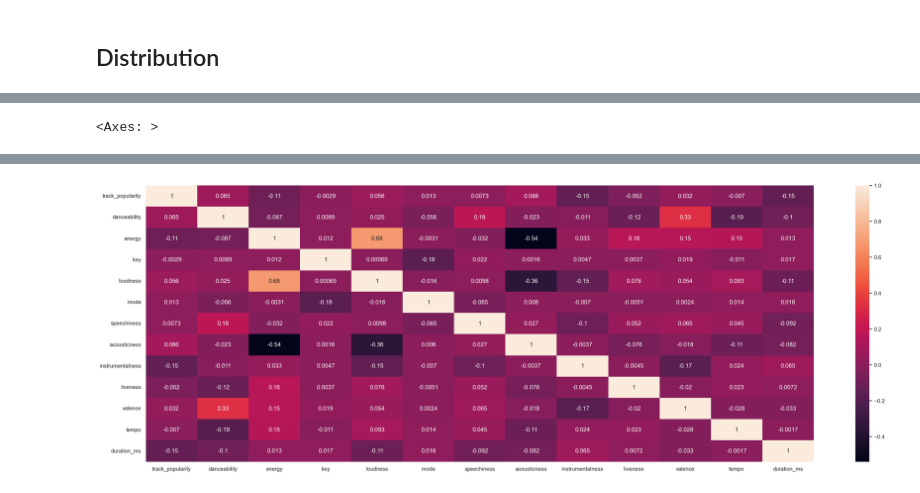
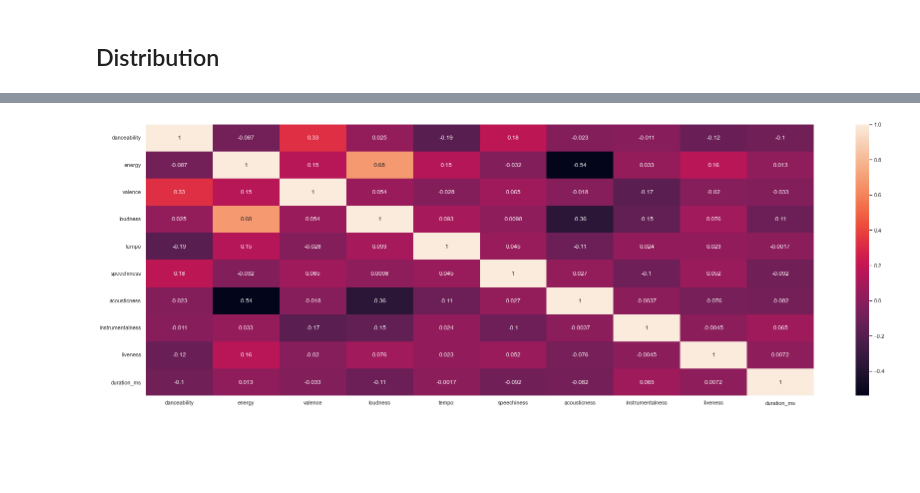
Before and after one commit to McGill-MMA-EnterpriseAnalytics/Spotify-Music, a Jupyter notebook: scratch/eda.ipynb, the cells around one changed output, grey strips where cells are left out. Cells and saved outputs as stored; diff of their text form; code cells hidden in the pictures; blank space fills up the shorter version.

```diff
--- a/scratch/eda.ipynb
+++ b/scratch/eda.ipynb
@@ -280,0 +265,13 @@ plt.show()
+# %%
+numerical_features_to_plot = [
+    "danceability",
+    "energy",
+    "valence",
+    "loudness",
+    "tempo",
+    "speechiness",
+    "acousticness",
+    "instrumentalness",
+    "liveness",
+    "duration_ms",
+]
@@ -321,7 +327,7 @@ sns.histplot(data['track_popularity'], bins=100)
 # %%
-data.correlation = data.corr()
+data_correlation = data[numerical_features_to_plot].corr()
 plt.figure(figsize=(30, 10))
-sns.heatmap(data.correlation, annot=True)
+sns.heatmap(data_correlation, annot=True)
+plt.show()
 # %% [output]
 [interactive output not drawn]
-<Axes: >
@@ -329 +334 @@ sns.heatmap(data.correlation, annot=True)
-[figure, old version]
+[figure, new version]
```
Also changed, not shown: parts of 9 cells of this notebook.
